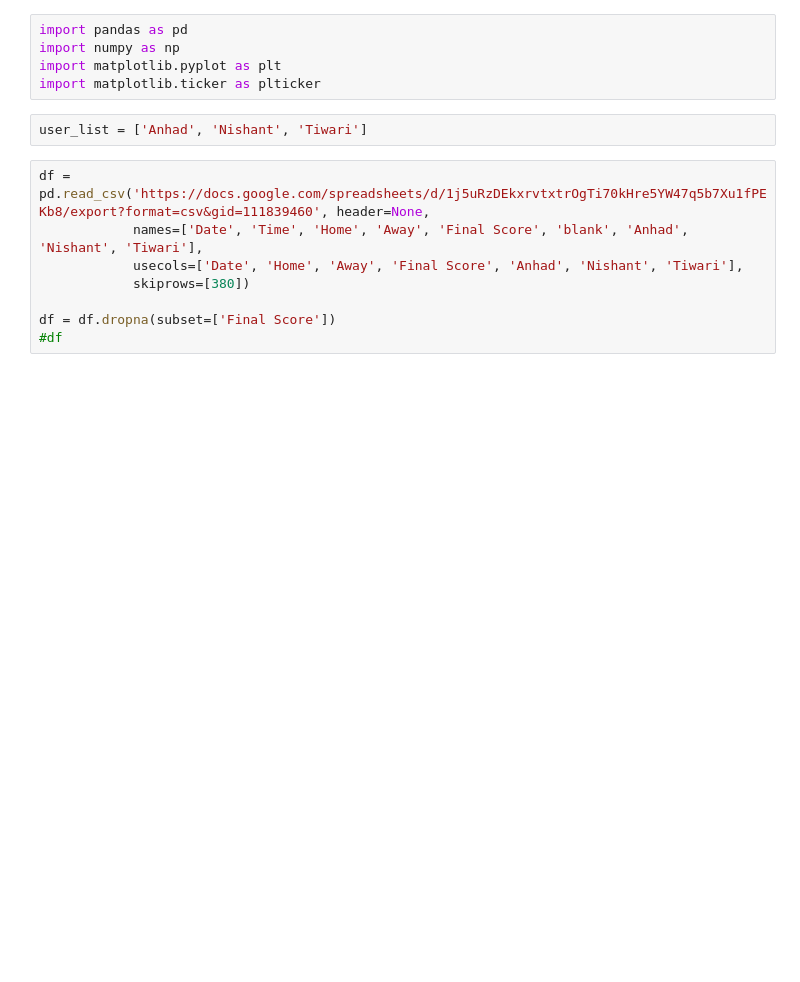
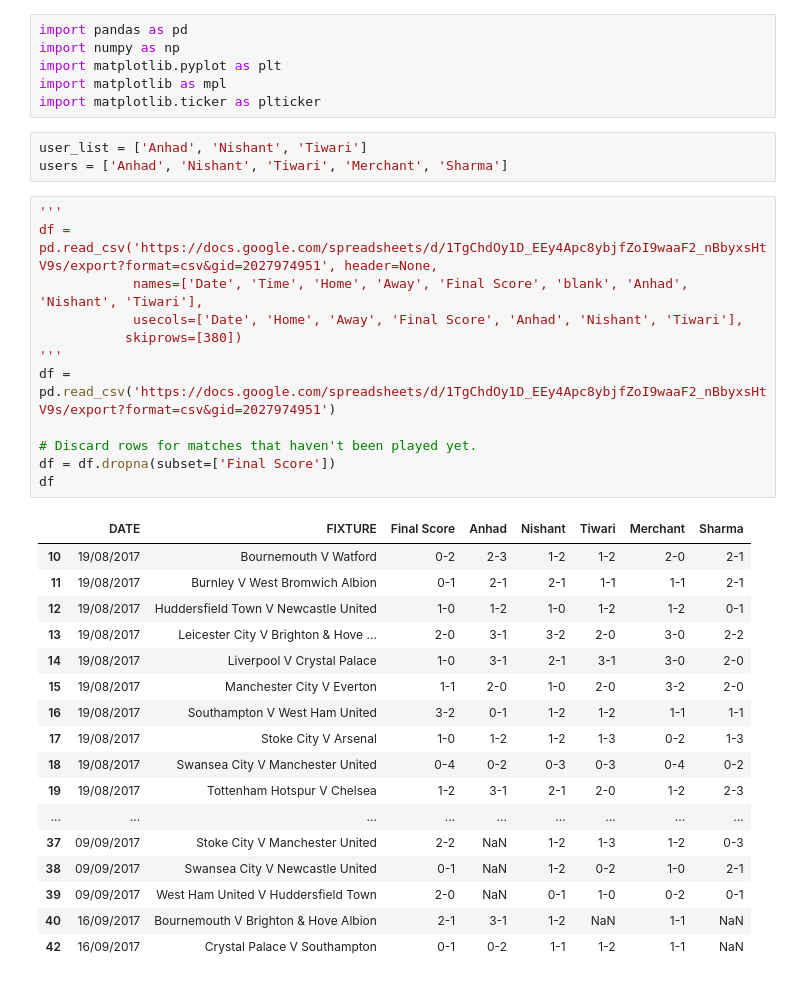
Before and after one commit to ffledgling/epl16, a Jupyter notebook: epl16.ipynb, the cells around one changed output. Drawn from its saved outputs; the diff is of its cells as text; blank space fills up the shorter version.

```diff
--- a/epl16.ipynb
+++ b/epl16.ipynb
@@ -2,15 +2,39 @@
 import pandas as pd
 import numpy as np
 import matplotlib.pyplot as plt
+import matplotlib as mpl
 import matplotlib.ticker as plticker
 # %%
 user_list = ['Anhad', 'Nishant', 'Tiwari']
+users = ['Anhad', 'Nishant', 'Tiwari', 'Merchant', 'Sharma']
 # %%
-df = pd.read_csv('https://docs.google.com/spreadsheets/d/1j5uRzDEkxrvtxtrOgTi70kHre5YW47q5b7Xu1fPEKb8/export?format=csv&gid=111839460', header=None,
+'''
+df = pd.read_csv('https://docs.google.com/spreadsheets/d/1TgChdOy1D_EEy4Apc8ybjfZoI9waaF2_nBbyxsHtV9s/export?format=csv&gid=2027974951', header=None,
             names=['Date', 'Time', 'Home', 'Away', 'Final Score', 'blank', 'Anhad', 'Nishant', 'Tiwari'],
             usecols=['Date', 'Home', 'Away', 'Final Score', 'Anhad', 'Nishant', 'Tiwari'],
-            skiprows=[380])
+           skiprows=[380])
+'''
+df = pd.read_csv('https://docs.google.com/spreadsheets/d/1TgChdOy1D_EEy4Apc8ybjfZoI9waaF2_nBbyxsHtV9s/export?format=csv&gid=2027974951')
 
+# Discard rows for matches that haven't been played yet.
 df = df.dropna(subset=['Final Score'])
-#df
+df
+# %% [output]
+|  | DATE | FIXTURE | Final Score | Anhad | Nishant | Tiwari | Merchant | Sharma |
+| 10 | 19/08/2017 | Bournemouth V Watford | 0-2 | 2-3 | 1-2 | 1-2 | 2-0 | 2-1 |
+| 11 | 19/08/2017 | Burnley V West Bromwich Albion | 0-1 | 2-1 | 2-1 | 1-1 | 1-1 | 2-1 |
+| 12 | 19/08/2017 | Huddersfield Town V Newcastle United | 1-0 | 1-2 | 1-0 | 1-2 | 1-2 | 0-1 |
+| 13 | 19/08/2017 | Leicester City V Brighton & Hove ... | 2-0 | 3-1 | 3-2 | 2-0 | 3-0 | 2-2 |
+| 14 | 19/08/2017 | Liverpool V Crystal Palace | 1-0 | 3-1 | 2-1 | 3-1 | 3-0 | 2-0 |
+| 15 | 19/08/2017 | Manchester City V Everton | 1-1 | 2-0 | 1-0 | 2-0 | 3-2 | 2-0 |
+| 16 | 19/08/2017 | Southampton V West Ham United | 3-2 | 0-1 | 1-2 | 1-2 | 1-1 | 1-1 |
+| 17 | 19/08/2017 | Stoke City V Arsenal | 1-0 | 1-2 | 1-2 | 1-3 | 0-2 | 1-3 |
+| 18 | 19/08/2017 | Swansea City V Manchester United | 0-4 | 0-2 | 0-3 | 0-3 | 0-4 | 0-2 |
+| 19 | 19/08/2017 | Tottenham Hotspur V Chelsea | 1-2 | 3-1 | 2-1 | 2-0 | 1-2 | 2-3 |
+| ... | ... | ... | ... | ... | ... | ... | ... | ... |
+| 37 | 09/09/2017 | Stoke City V Manchester United | 2-2 | NaN | 1-2 | 1-3 | 1-2 | 0-3 |
+| 38 | 09/09/2017 | Swansea City V Newcastle United | 0-1 | NaN | 1-2 | 0-2 | 1-0 | 2-1 |
+| 39 | 09/09/2017 | West Ham United V Huddersfield Town | 2-0 | NaN | 0-1 | 1-0 | 0-2 | 0-1 |
+| 40 | 16/09/2017 | Bournemouth V Brighton & Hove Albion | 2-1 | 3-1 | 1-2 | NaN | 1-1 | NaN |
+| 42 | 16/09/2017 | Crystal Palace V Southampton | 0-1 | 0-2 | 1-1 | 1-2 | 1-1 | NaN |
 # %%
```
Also changed, not shown: parts of 8 cells of this notebook, 2 other files.
